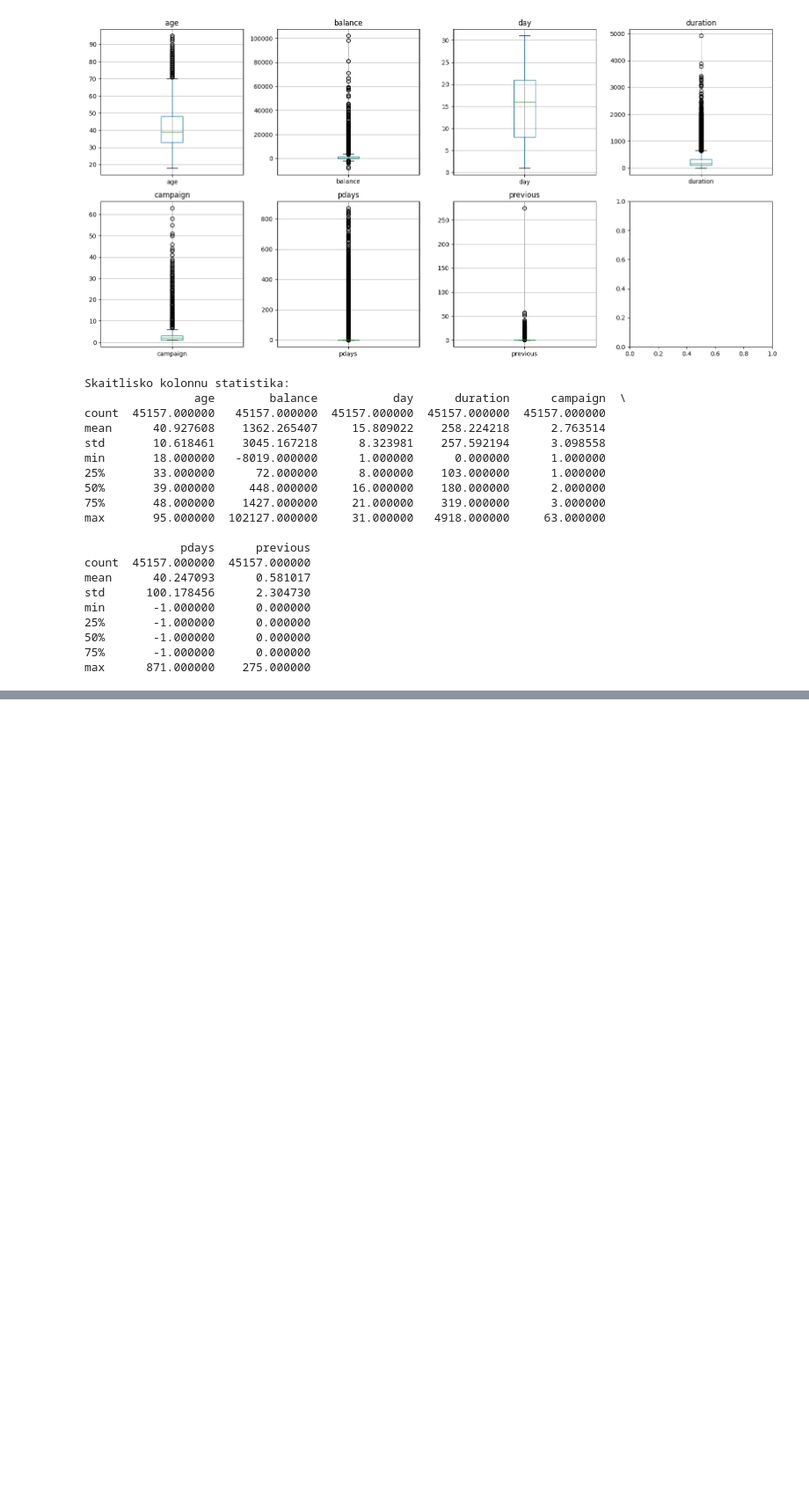
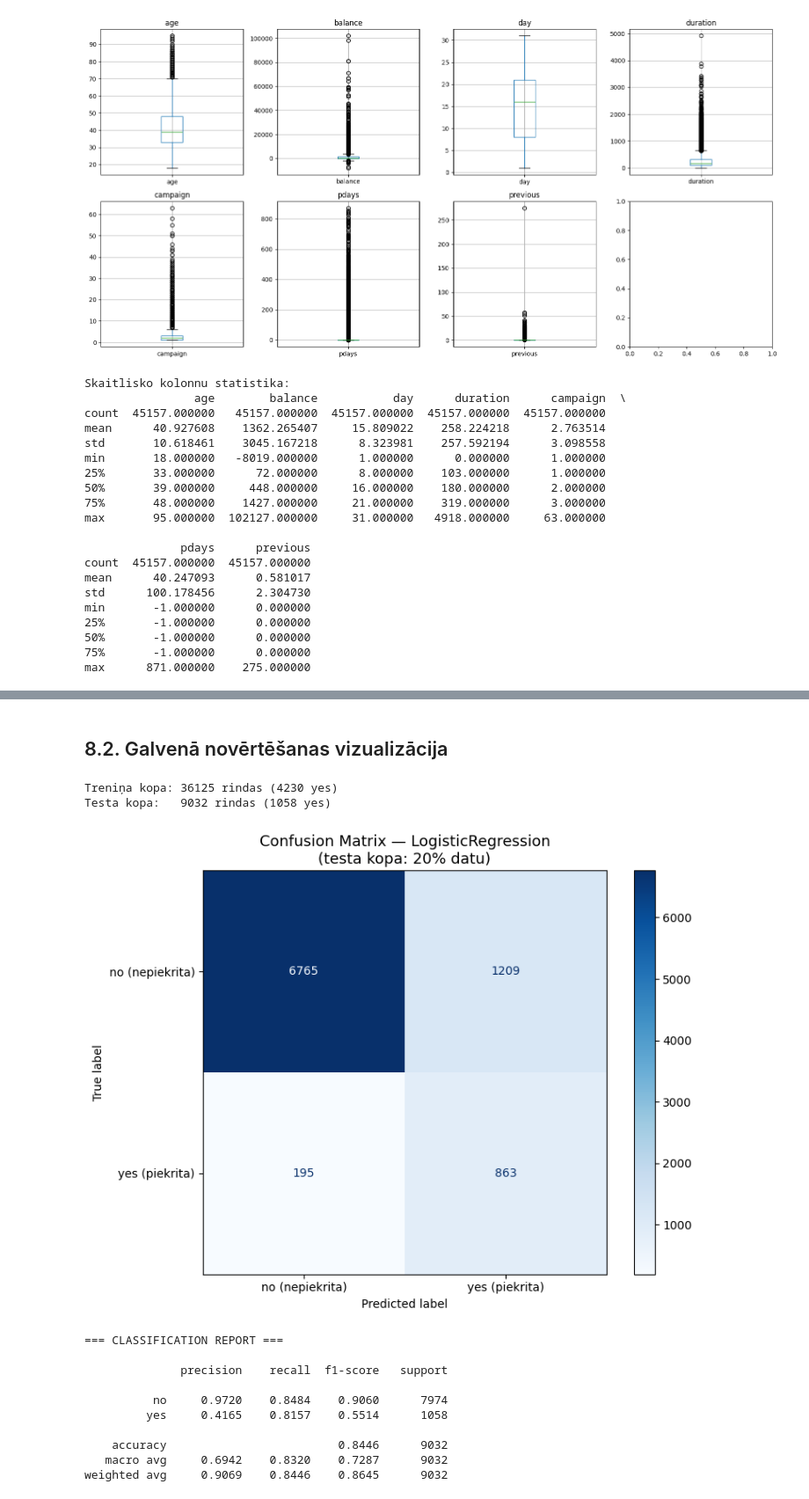
Before and after one commit to Mara-Medne/fita-ml-course, a Jupyter notebook: week4/week4_homework.ipynb, the cells around one changed output, grey strips where cells are left out. Shown at 88% size. Saved outputs shown, nothing was run; the diff lists cells and outputs as text; code cells hidden in the pictures; blank space fills up the shorter version.

```diff
--- a/week4/week4_homework.ipynb
+++ b/week4/week4_homework.ipynb
@@ -319,0 +1003,49 @@ max      871.000000    275.000000
+# %% [markdown]
+## 8.2. Galvenā novērtēšanas vizualizācija
+# %%
+from sklearn.model_selection import train_test_split
+from sklearn.metrics import ConfusionMatrixDisplay, classification_report
+
+# Train/test split ar stratifikāciju (svarīgi disbalansētiem datiem!)
+X_train, X_test, y_train, y_test = train_test_split(
+    X, y, test_size=0.2, random_state=42, stratify=y
+)
+
+print(f"Treniņa kopa: {X_train.shape[0]} rindas ({y_train.sum()} yes)")
+print(f"Testa kopa:   {X_test.shape[0]} rindas ({y_test.sum()} yes)")
+
+# Treniņam modeli uz train kopas
+final_model.fit(X_train, y_train)
+
+# Prognozes uz testa kopas
+y_pred = final_model.predict(X_test)
+
+# Confusion Matrix
+fig, ax = plt.subplots(figsize=(8, 6))
+ConfusionMatrixDisplay.from_predictions(
+    y_test, y_pred,
+    display_labels=['no (nepiekrita)', 'yes (piekrita)'],
+    cmap='Blues',
+    ax=ax
+)
+ax.set_title('Confusion Matrix — LogisticRegression\n(testa kopa: 20% datu)', fontsize=13)
+plt.tight_layout()
+plt.show()
+
+# Classification Report
+print("\n=== CLASSIFICATION REPORT ===\n")
+print(classification_report(y_test, y_pred, target_names=['no', 'yes'], digits=4))
+# %% [output]
+Treniņa kopa: 36125 rindas (4230 yes)
+Testa kopa:   9032 rindas (1058 yes)
+[figure, added]
+=== CLASSIFICATION REPORT ===
+
+              precision    recall  f1-score   support
+
+          no     0.9720    0.8484    0.9060      7974
+         yes     0.4165    0.8157    0.5514      1058
+
+    accuracy                         0.8446      9032
+   macro avg     0.6942    0.8320    0.7287      9032
+weighted avg     0.9069    0.8446    0.8645      9032
```
Also changed, not shown: parts of 41 cells of this notebook.
